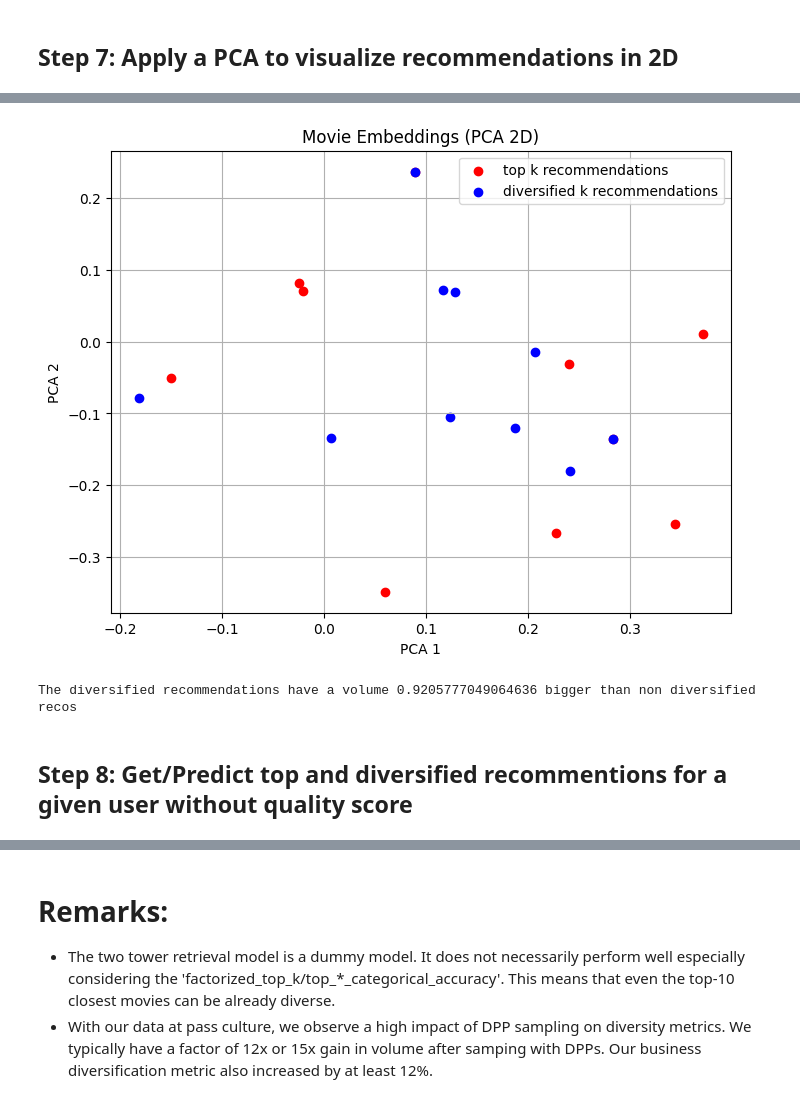
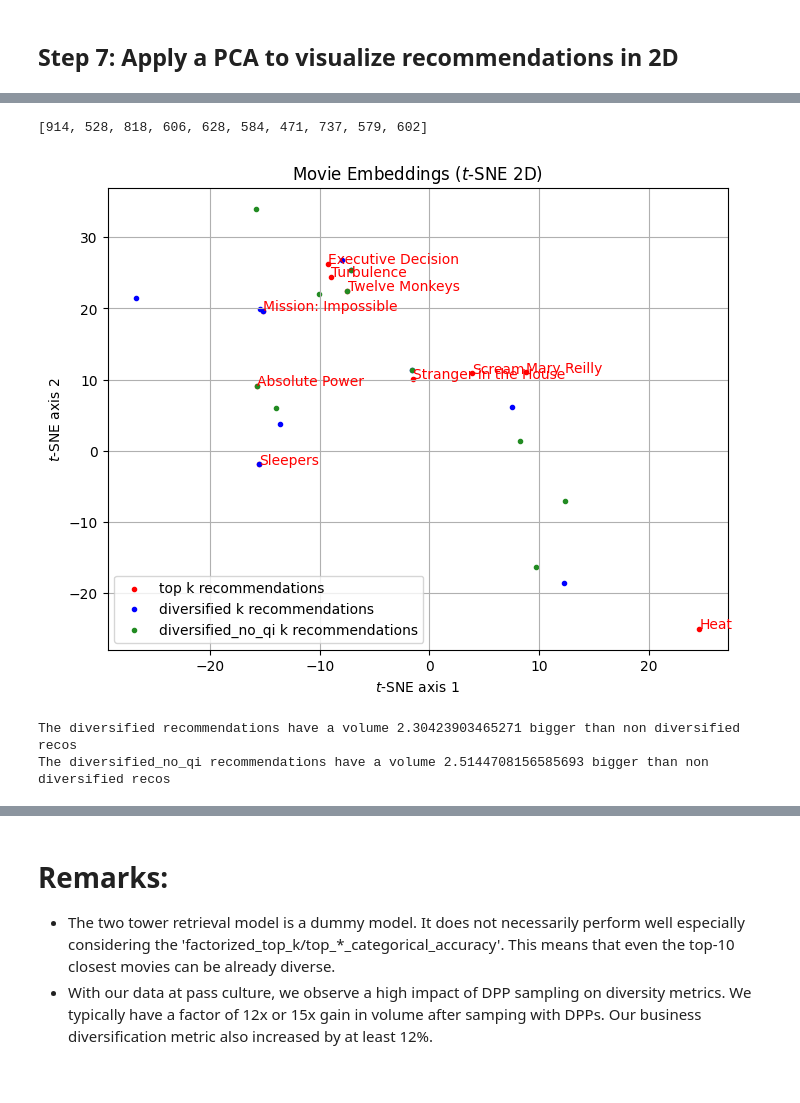
Before and after one commit to pass-culture/dpp-paper-demo, a Jupyter notebook: main.ipynb, the cells around one changed output, grey strips where cells are left out. Cells and saved outputs as stored; diff of their text form; code cells hidden in the pictures.

Commit message:
Add users (#4)

```diff
--- a/main.ipynb
+++ b/main.ipynb
@@ -322,0 +409,4 @@ results_top_k, results_k_diversified
+# %%
+results_top_k, scores_top_k, results_k_diversified_no_qi, scores_div_no_qi =  retrieval(10, user_ids, user_embedding_dict, use_qi=False)
+results_top_k, results_k_diversified_no_qi
+displayed_results.loc['Model C (diverse)', 'Relevance'] = scores_div_no_qi.mean()
@@ -323,9 +420,13 @@ results_top_k, results_k_diversified
 # %% [markdown]
 ## Step 7: Apply a PCA to visualize recommendations in 2D
 # %%
-# Apply a PCA on all semantic embeddings
+%%time
+from sklearn.manifold import TSNE
+
+# Apply a tSNE on all semantic embeddings
 movies_names_list = df_movies_plots['Title'].to_list()
 mobies_plots_list = df_movies_plots['plot_semantic_embedding'].to_list()
 X = np.array(mobies_plots_list)
-pca = PCA(n_components=2)
-X_2d = pca.fit_transform(X)
+#pca = PCA(n_components=2)
+tsne = TSNE(n_components=2)
+X_2d = tsne.fit_transform(X)
@@ -332,40 +440,60 @@ X_2d = pca.fit_transform(X)
 # %%
-def plot_two_sets_of_recos(results_top_k,results_k_diversified, X_2d):
+def plot_two_sets_of_recos(results_top_k, results_k_diversified, results_k_diversified_no_qi, X_2d):
     plt.figure(figsize=(8, 6))
 
     # Plot top_k recommendations
-    top_k_movies_indices = [movies_names_list.index(movie_name) for movie_name in results_top_k]
+    # TODO factor this
+    top_k_movies_indices = [movies_names_list.index(movie_name.decode('utf-8')) for movie_name in results_top_k]
+    print(top_k_movies_indices)
     plt.scatter([X_2d[i, 0] for i in top_k_movies_indices],
                 [X_2d[i, 1] for i in top_k_movies_indices],
-                color='red', label="top k recommendations")
+                color='red', label="top k recommendations", marker='.')
+    for movie_id, name in zip(top_k_movies_indices, results_top_k):
+        plt.annotate(name.decode('utf-8'), xy=X_2d[movie_id], xytext=X_2d[movie_id] + 0.02, c='red')
 
-    # Plot top_k recommendations
-    diversified_k_movies_indices = [movies_names_list.index(movie_name) for movie_name in results_k_diversified]
+    # Plot diversified recommendations
+    diversified_k_movies_indices = [movies_names_list.index(movie_name.decode('utf-8')) for movie_name in results_k_diversified]
     plt.scatter([X_2d[i, 0] for i in diversified_k_movies_indices],
                 [X_2d[i, 1] for i in diversified_k_movies_indices],
-                color='blue', label="diversified k recommendations")
+                color='blue', label="diversified k recommendations", marker='.')
+
+    # Plot diversified recommendations no q_i
+    diversified_no_qi_k_movies_indices = [movies_names_list.index(movie_name.decode('utf-8')) for movie_name in results_k_diversified_no_qi]
+    plt.scatter([X_2d[i, 0] for i in diversified_no_qi_k_movies_indices],
+                [X_2d[i, 1] for i in diversified_no_qi_k_movies_indices],
+                color='forestgreen', label="diversified_no_qi k recommendations", marker='.')
 
 
-    plt.title("Movie Embeddings (PCA 2D)")
-    plt.xlabel("PCA 1")
-    plt.ylabel("PCA 2")
+    plt.title("Movie Embeddings ($t$-SNE 2D)")
+    plt.xlabel("$t$-SNE axis 1")
+    plt.ylabel("$t$-SNE axis 2")
     plt.legend()
     plt.grid(True)
     plt.show()
 # %%
-plot_two_sets_of_recos(results_top_k,results_k_diversified, X_2d)
+plot_two_sets_of_recos(results_top_k[0], results_k_diversified[0], results_k_diversified_no_qi[0], X_2d)
 # %% [output]
+[914, 528, 818, 606, 628, 584, 471, 737, 579, 602]
-[figure, old version]
+[figure, new version]
 # %%
-X_diversified = np.stack(df_movies_plots[df_movies_plots.Title.isin(results_k_diversified)]['plot_semantic_embedding'].to_numpy())
-volume_diversified = np.linalg.det(X_diversified@X_diversified.T)
+#X_diversified = np.stack(df_movies_plots[df_movies_plots.Title.isin(results_k_diversified)]['plot_semantic_embedding'].to_numpy())
+X_diversified = model.movie_model(results_k_diversified).numpy()
+volume_diversified = (np.linalg.det(X_diversified @ np.transpose(X_diversified, (0, 2, 1))) ** 0.5).mean()
 
-X_top_k = np.stack(df_movies_plots[df_movies_plots.Title.isin(results_top_k)]['plot_semantic_embedding'].to_numpy())
-volume_top_k = np.linalg.det(X_top_k@X_top_k.T)
+X_diversified_no_qi = model.movie_model(results_k_diversified_no_qi).numpy()
+volume_diversified_no_qi = np.nan_to_num((np.linalg.det(X_diversified_no_qi @ np.transpose(X_diversified_no_qi, (0, 2, 1))) ** 0.5), 0.).mean()
+
+#X_top_k = np.stack(df_movies_plots[df_movies_plots.Title.isin(results_top_k)]['plot_semantic_embedding'].to_numpy())
+X_top_k = model.movie_model(results_top_k).numpy()
+volume_top_k = np.nan_to_num(np.linalg.det(X_top_k @ np.transpose(X_top_k, (0, 2, 1))) ** 0.5, 0.).mean()
+
+displayed_results.loc['Model A (top $K$)', 'Volume'] = volume_top_k
+displayed_results.loc['Model B (personalized diverse)', 'Volume'] = volume_diversified
+displayed_results.loc['Model C (diverse)', 'Volume'] = volume_diversified_no_qi
 
 volume_diversified, volume_top_k
 print(f"The diversified recommendations have a volume {volume_diversified/volume_top_k} bigger than non diversified recos")
+print(f"The diversified_no_qi recommendations have a volume {volume_diversified_no_qi/volume_top_k} bigger than non diversified recos")
 # %% [output]
-The diversified recommendations have a volume 0.9205777049064636 bigger than non diversified recos
+The diversified recommendations have a volume 2.30423903465271 bigger than non diversified recos
+The diversified_no_qi recommendations have a volume 2.5144708156585693 bigger than non diversified recos
-# %% [markdown]
-## Step 8: Get/Predict top and diversified recommentions for a given user without quality score
```
Also changed, not shown: parts of 26 cells of this notebook, 3 other files.
